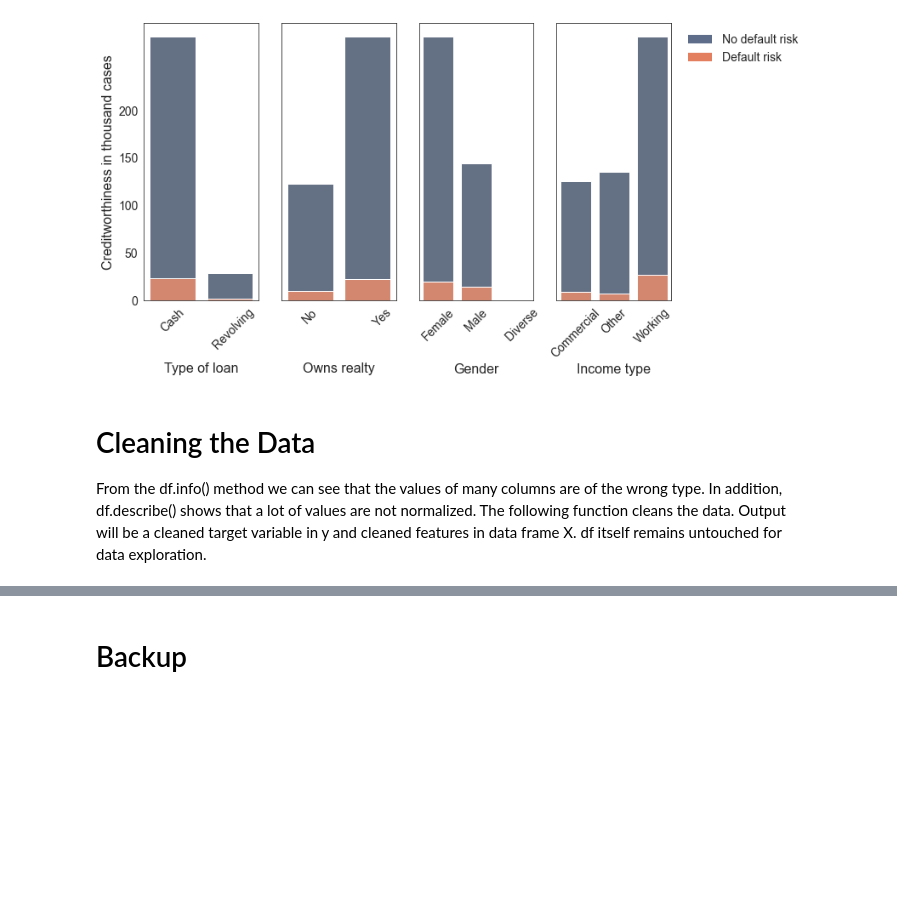
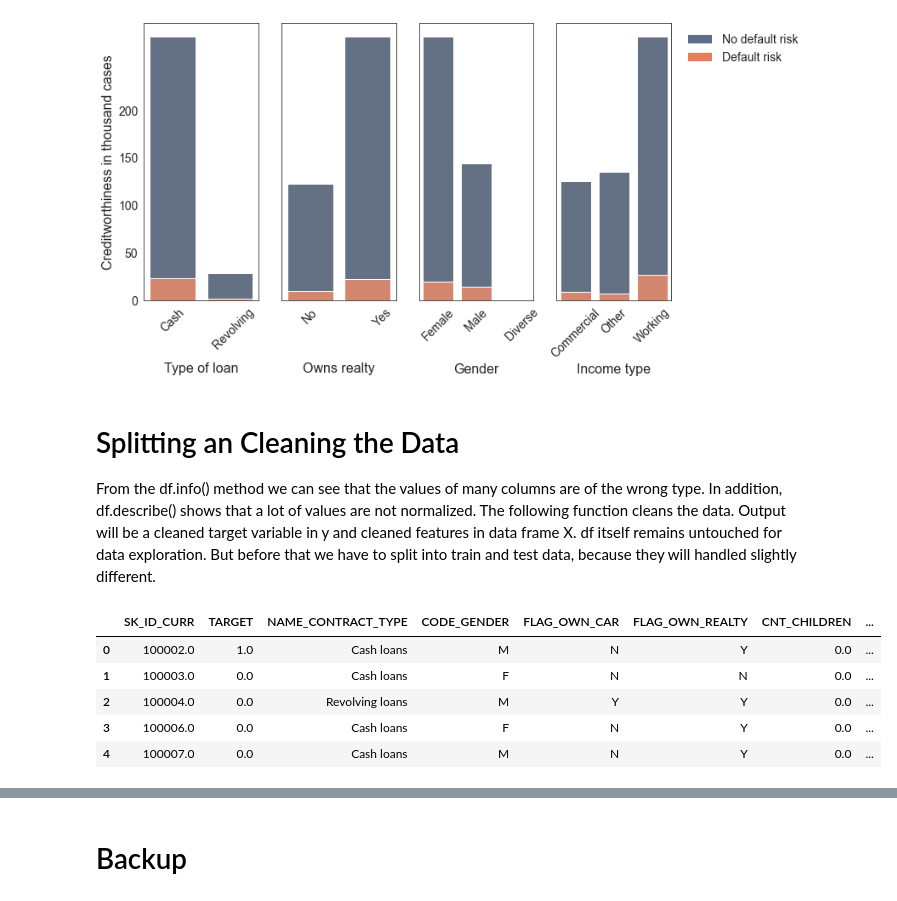
Before and after one commit to chandrakanthHA/Home_Credit, a Jupyter notebook: EDA.ipynb, the cells around one changed output, grey strips where cells are left out. Cells and saved outputs as stored; diff of their text form; code cells hidden in the pictures; blank space fills up the shorter version.

Commit message:
Adjusted cleaning and feature selection

```diff
--- a/EDA.ipynb
+++ b/EDA.ipynb
@@ -284,6 +288,15 @@ legend.draw_frame(False)
 # %% [output]
 [figure]
 # %% [markdown]
-# Cleaning the Data
+# Splitting an Cleaning the Data
 
-From the df.info() method we can see that the values of many columns are of the wrong type. In addition, df.describe() shows that a lot of values are not normalized. The following function cleans the data. Output will be a cleaned target variable in y and cleaned features in data frame X. df itself remains untouched for data exploration.
+From the df.info() method we can see that the values of many columns are of the wrong type. In addition, df.describe() shows that a lot of values are not normalized. The following function cleans the data. Output will be a cleaned target variable in y and cleaned features in data frame X. df itself remains untouched for data exploration. But before that we have to split into train and test data, because they will handled slightly different.
+# %%
+df.head()
+# %% [output]
+|  | SK_ID_CURR | TARGET | NAME_CONTRACT_TYPE | CODE_GENDER | FLAG_OWN_CAR | FLAG_OWN_REALTY | CNT_CHILDREN | ... |
+| 0 | 100002.0 | 1.0 | Cash loans | M | N | Y | 0.0 | ... |
+| 1 | 100003.0 | 0.0 | Cash loans | F | N | N | 0.0 | ... |
+| 2 | 100004.0 | 0.0 | Revolving loans | M | Y | Y | 0.0 | ... |
+| 3 | 100006.0 | 0.0 | Cash loans | F | N | Y | 0.0 | ... |
+| 4 | 100007.0 | 0.0 | Cash loans | M | N | Y | 0.0 | ... |
```
Also changed, not shown: parts of 25 cells of this notebook, 1 other file.
